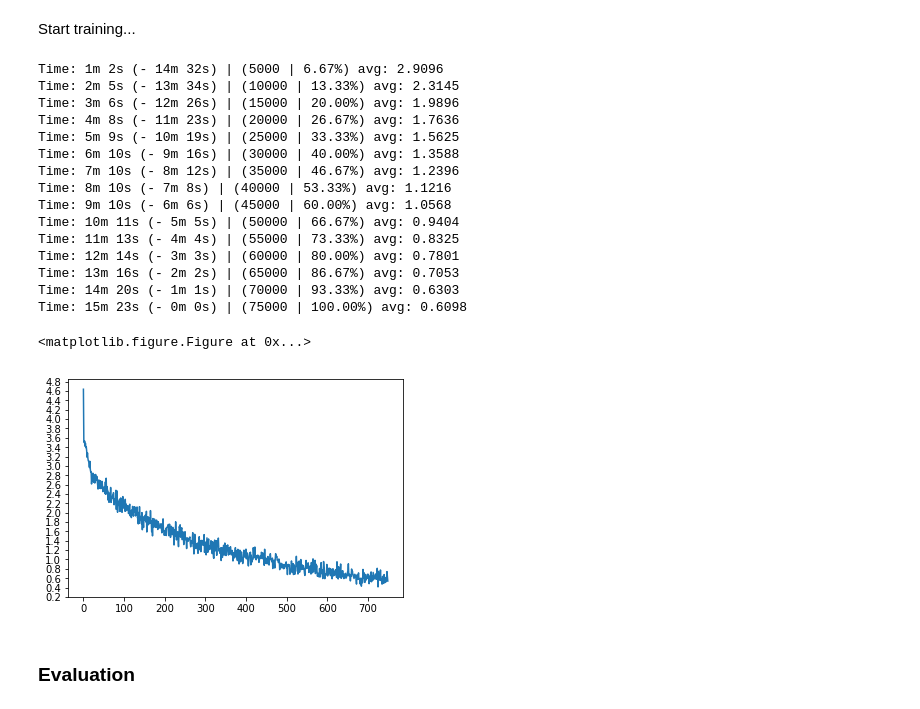
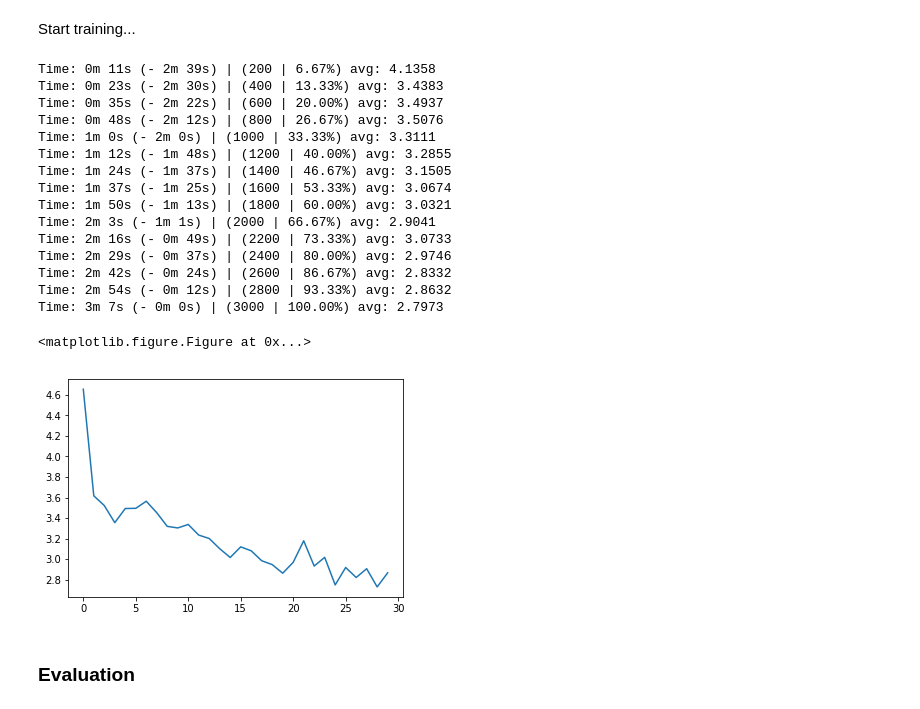
Before and after one commit to IKMLab/Seq2seq-with-attention-tutorial, a Jupyter notebook: Seq2seq.ipynb, the cells around one changed output. Cells and saved outputs as stored; diff of their text form; code cells hidden in the pictures.

Commit message:
update model to limit a 5-min training

```diff
--- a/Seq2seq.ipynb
+++ b/Seq2seq.ipynb
@@ -421,30 +421,30 @@ def trainIters(encoder, decoder, n_iters, print_every=1000, plot_every=100, lear
 # %% [markdown]
 Start training...
 # %%
-hidden_size = 256
+hidden_size = 128
 # input is an one-hot vector
 encoder = EncoderRNN(input_lang.n_words, hidden_size).to(device)
 attn_decoder = AttnDecoderRNN(hidden_size, output_lang.n_words, dropout_p=0.1).to(device)
 
-trainIters(encoder, attn_decoder, 75000, print_every=5000)
+trainIters(encoder, attn_decoder, 3000, print_every= 200)
 # %% [output]
-Time: 1m 2s (- 14m 32s) | (5000 | 6.67%) avg: 2.9096
-Time: 2m 5s (- 13m 34s) | (10000 | 13.33%) avg: 2.3145
-Time: 3m 6s (- 12m 26s) | (15000 | 20.00%) avg: 1.9896
-Time: 4m 8s (- 11m 23s) | (20000 | 26.67%) avg: 1.7636
-Time: 5m 9s (- 10m 19s) | (25000 | 33.33%) avg: 1.5625
-Time: 6m 10s (- 9m 16s) | (30000 | 40.00%) avg: 1.3588
-Time: 7m 10s (- 8m 12s) | (35000 | 46.67%) avg: 1.2396
-Time: 8m 10s (- 7m 8s) | (40000 | 53.33%) avg: 1.1216
-Time: 9m 10s (- 6m 6s) | (45000 | 60.00%) avg: 1.0568
-Time: 10m 11s (- 5m 5s) | (50000 | 66.67%) avg: 0.9404
-Time: 11m 13s (- 4m 4s) | (55000 | 73.33%) avg: 0.8325
-Time: 12m 14s (- 3m 3s) | (60000 | 80.00%) avg: 0.7801
-Time: 13m 16s (- 2m 2s) | (65000 | 86.67%) avg: 0.7053
-Time: 14m 20s (- 1m 1s) | (70000 | 93.33%) avg: 0.6303
-Time: 15m 23s (- 0m 0s) | (75000 | 100.00%) avg: 0.6098
+Time: 0m 11s (- 2m 39s) | (200 | 6.67%) avg: 4.1358
+Time: 0m 23s (- 2m 30s) | (400 | 13.33%) avg: 3.4383
+Time: 0m 35s (- 2m 22s) | (600 | 20.00%) avg: 3.4937
+Time: 0m 48s (- 2m 12s) | (800 | 26.67%) avg: 3.5076
+Time: 1m 0s (- 2m 0s) | (1000 | 33.33%) avg: 3.3111
+Time: 1m 12s (- 1m 48s) | (1200 | 40.00%) avg: 3.2855
+Time: 1m 24s (- 1m 37s) | (1400 | 46.67%) avg: 3.1505
+Time: 1m 37s (- 1m 25s) | (1600 | 53.33%) avg: 3.0674
+Time: 1m 50s (- 1m 13s) | (1800 | 60.00%) avg: 3.0321
+Time: 2m 3s (- 1m 1s) | (2000 | 66.67%) avg: 2.9041
+Time: 2m 16s (- 0m 49s) | (2200 | 73.33%) avg: 3.0733
+Time: 2m 29s (- 0m 37s) | (2400 | 80.00%) avg: 2.9746
+Time: 2m 42s (- 0m 24s) | (2600 | 86.67%) avg: 2.8332
+Time: 2m 54s (- 0m 12s) | (2800 | 93.33%) avg: 2.8632
+Time: 3m 7s (- 0m 0s) | (3000 | 100.00%) avg: 2.7973
 <matplotlib.figure.Figure at 0x...>
-[figure, old version]
+[figure, new version]
 # %% [markdown]
 ### Evaluation
 # %% [markdown]
```
Also changed, not shown: parts of 7 cells of this notebook.
